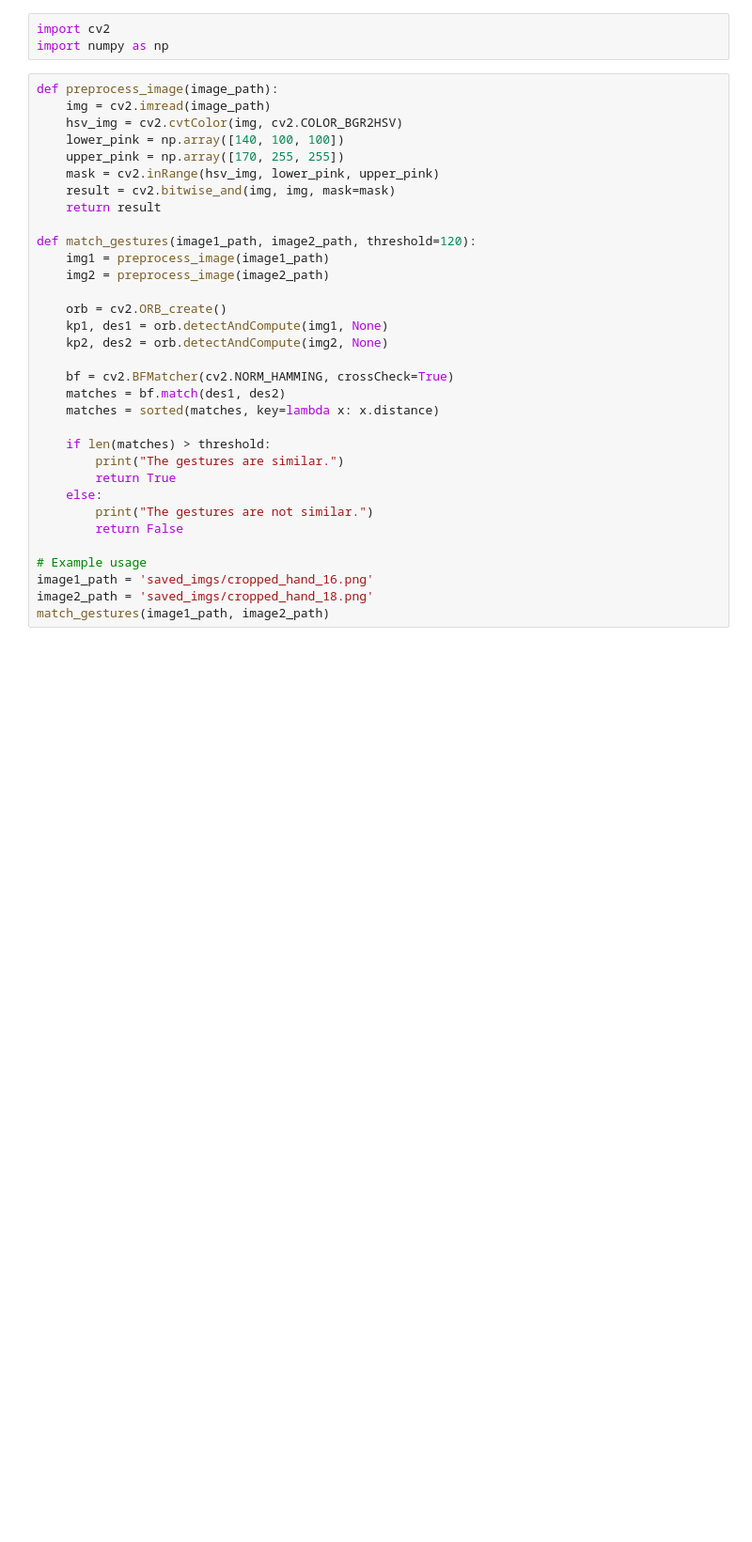
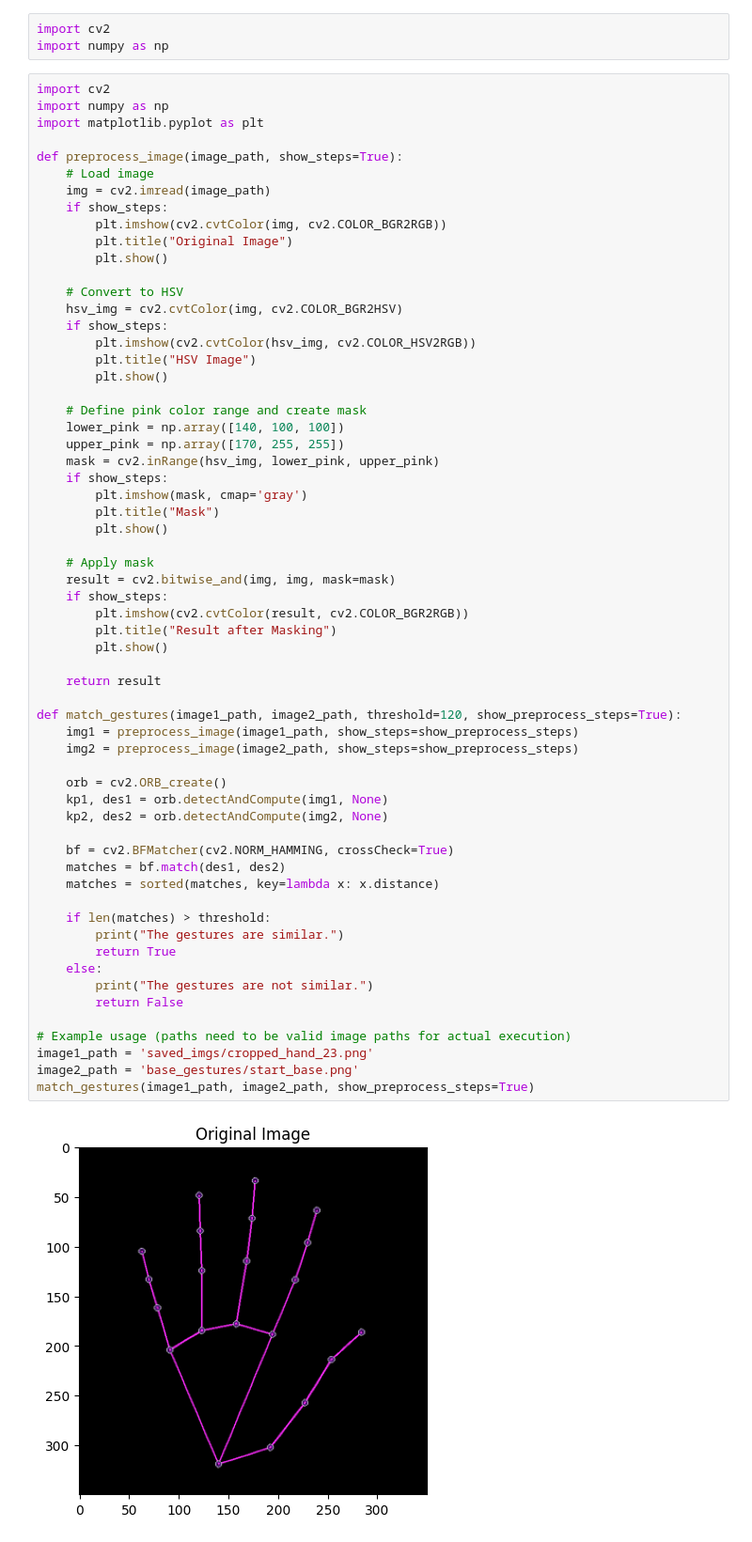
Before and after one commit to TaylorT52/MediaPipeHandPose, a Jupyter notebook: gesture_sim.ipynb, the cells around one changed output. Shown: that part at 94% size. Drawn from its saved outputs; the diff is of its cells as text; blank space fills up the shorter version.

```diff
--- a/gesture_sim.ipynb
+++ b/gesture_sim.ipynb
@@ -11,36 +11,65 @@ Note: you may need to restart the kernel to use updated packages.
 import cv2
 import numpy as np
 # %%
-def preprocess_image(image_path):
+import cv2
+import numpy as np
+import matplotlib.pyplot as plt
+
+def preprocess_image(image_path, show_steps=True):
+    # Load image
     img = cv2.imread(image_path)
+    if show_steps:
+        plt.imshow(cv2.cvtColor(img, cv2.COLOR_BGR2RGB))
+        plt.title("Original Image")
+        plt.show()
+
+    # Convert to HSV
     hsv_img = cv2.cvtColor(img, cv2.COLOR_BGR2HSV)
+    if show_steps:
+        plt.imshow(cv2.cvtColor(hsv_img, cv2.COLOR_HSV2RGB))
+        plt.title("HSV Image")
+        plt.show()
+
+    # Define pink color range and create mask
     lower_pink = np.array([140, 100, 100])
     upper_pink = np.array([170, 255, 255])
     mask = cv2.inRange(hsv_img, lower_pink, upper_pink)
+    if show_steps:
+        plt.imshow(mask, cmap='gray')
+        plt.title("Mask")
+        plt.show()
+
+    # Apply mask
     result = cv2.bitwise_and(img, img, mask=mask)
+    if show_steps:
+        plt.imshow(cv2.cvtColor(result, cv2.COLOR_BGR2RGB))
+        plt.title("Result after Masking")
+        plt.show()
+
     return result
 
-def match_gestures(image1_path, image2_path, threshold=120):
-    img1 = preprocess_image(image1_path)
-    img2 = preprocess_image(image2_path)
+def match_gestures(image1_path, image2_path, threshold=120, show_preprocess_steps=True):
+    img1 = preprocess_image(image1_path, show_steps=show_preprocess_steps)
+    img2 = preprocess_image(image2_path, show_steps=show_preprocess_steps)
 
     orb = cv2.ORB_create()
     kp1, des1 = orb.detectAndCompute(img1, None)
     kp2, des2 = orb.detectAndCompute(img2, None)
 
     bf = cv2.BFMatcher(cv2.NORM_HAMMING, crossCheck=True)
     matches = bf.match(des1, des2)
     matches = sorted(matches, key=lambda x: x.distance)
 
     if len(matches) > threshold:
         print("The gestures are similar.")
         return True
     else:
         print("The gestures are not similar.")
         return False
 
-# Example usage
-image1_path = 'saved_imgs/cropped_hand_16.png'
-image2_path = 'saved_imgs/cropped_hand_18.png'
-match_gestures(image1_path, image2_path)
+# Example usage (paths need to be valid image paths for actual execution)
+image1_path = 'saved_imgs/cropped_hand_23.png'
+image2_path = 'base_gestures/start_base.png'
+match_gestures(image1_path, image2_path, show_preprocess_steps=True)
 # %% [output]
+[figure, added]
```
Also changed, not shown: parts of 1 cell of this notebook, 2 other files.
